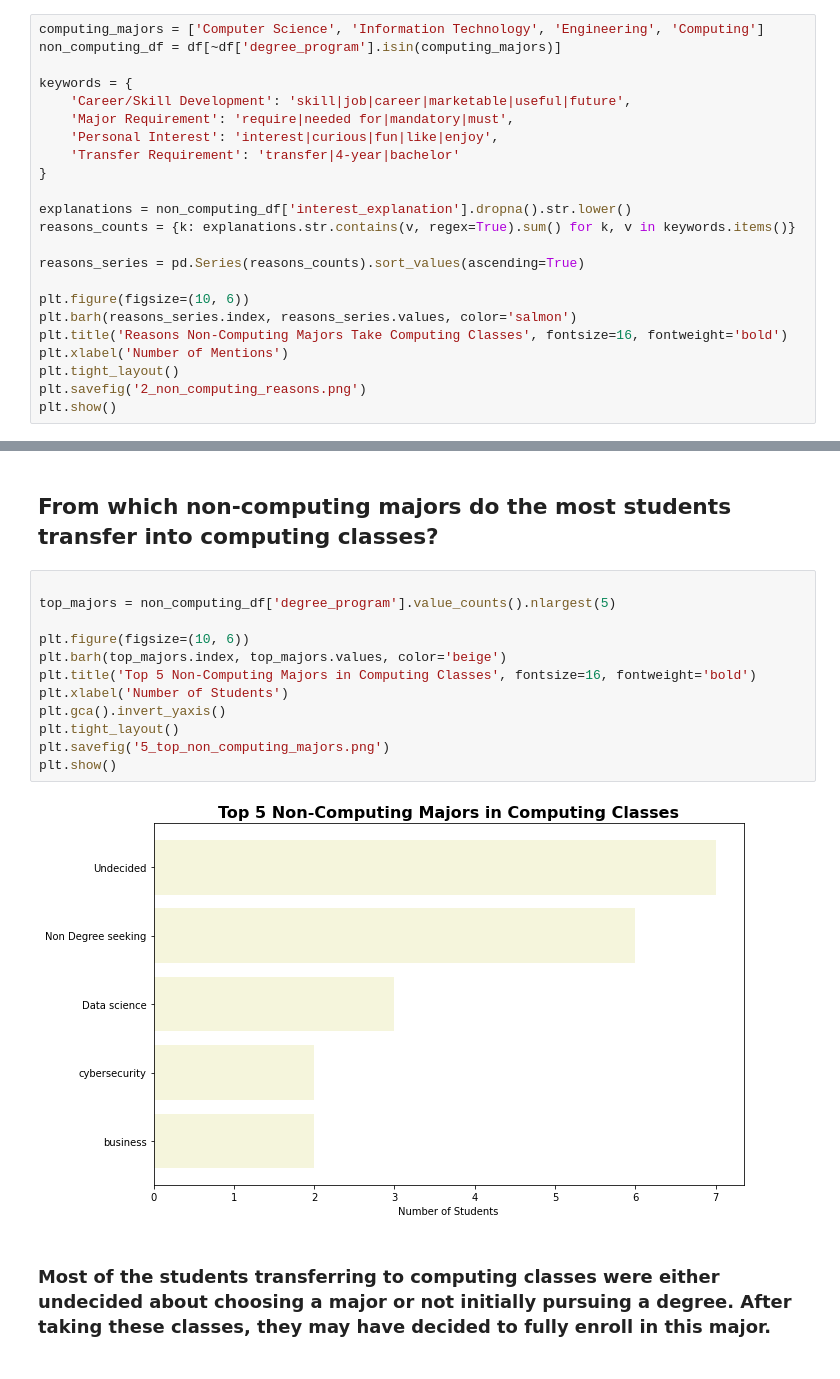
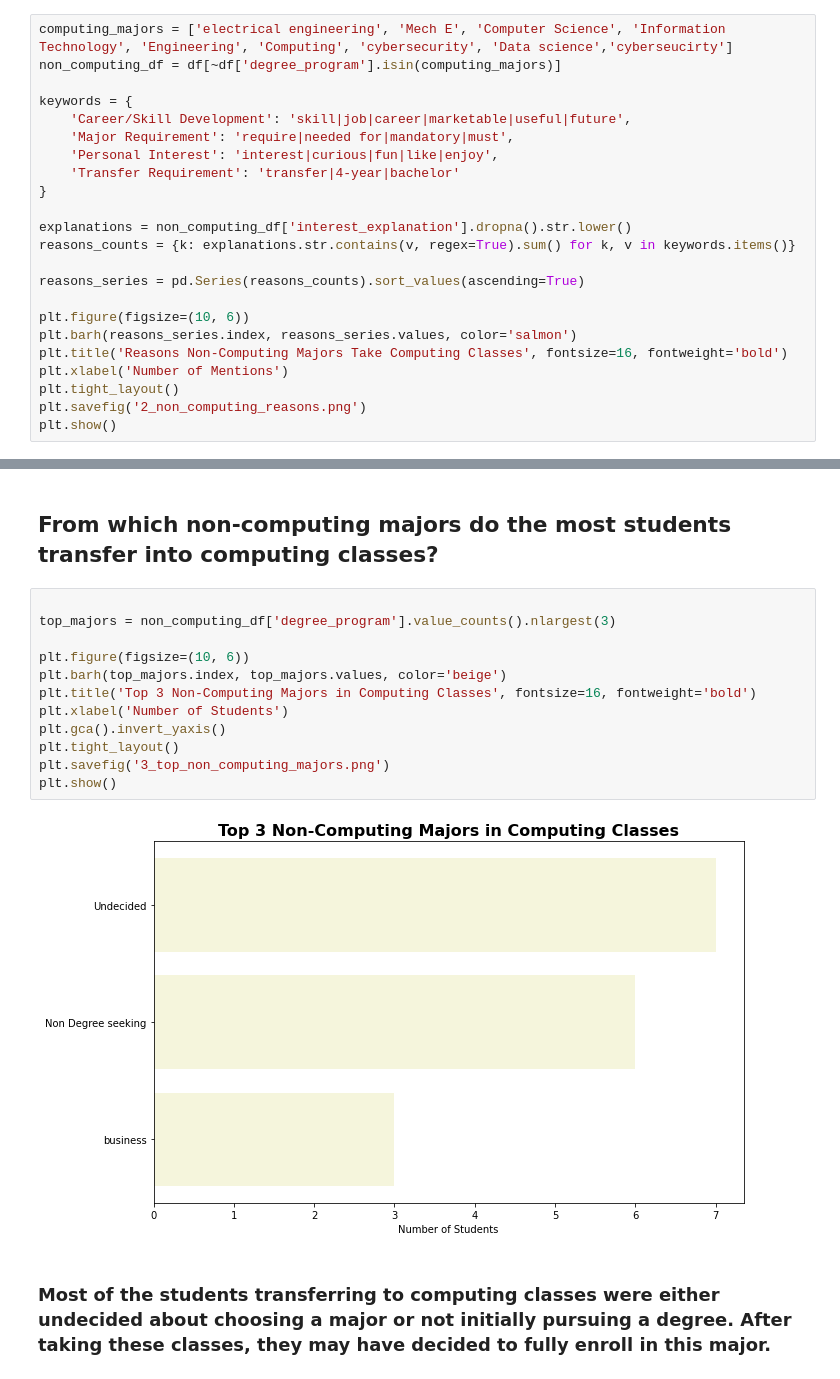
Before and after one commit to Alexib173/Project-1-Overview-College-Recruitment-Improvement-Study, a Jupyter notebook: Project#1_Vizualization.ipynb, the cells around one changed output, grey strips where cells are left out. Drawn from its saved outputs; the diff is of its cells as text.

```diff
--- a/Project#1_Vizualization.ipynb
+++ b/Project#1_Vizualization.ipynb
@@ -33,7 +33,7 @@ plt.show()
 # %% [markdown]
 ## Why non-computing majors are taking computing classes as elective classes?
 # %%
-computing_majors = ['Computer Science', 'Information Technology', 'Engineering', 'Computing']
+computing_majors = ['electrical engineering', 'Mech E', 'Computer Science', 'Information Technology', 'Engineering', 'Computing', 'cybersecurity', 'Data science','cyberseucirty']
 non_computing_df = df[~df['degree_program'].isin(computing_majors)]
 
 keywords = {
@@ -85,17 +85,17 @@ plt.show()
 ## From which non-computing majors do the most students transfer into computing classes?
 # %%
 
-top_majors = non_computing_df['degree_program'].value_counts().nlargest(5)
+top_majors = non_computing_df['degree_program'].value_counts().nlargest(3)
 
 plt.figure(figsize=(10, 6))
 plt.barh(top_majors.index, top_majors.values, color='beige')
-plt.title('Top 5 Non-Computing Majors in Computing Classes', fontsize=16, fontweight='bold')
+plt.title('Top 3 Non-Computing Majors in Computing Classes', fontsize=16, fontweight='bold')
 plt.xlabel('Number of Students')
 plt.gca().invert_yaxis()
 plt.tight_layout()
-plt.savefig('5_top_non_computing_majors.png')
+plt.savefig('3_top_non_computing_majors.png')
 plt.show()
 # %% [output]
-[figure, old version]
+[figure, new version]
 # %% [markdown]
 ### Most of the students transferring to computing classes were either undecided about choosing a major or not initially pursuing a degree. After taking these classes, they may have decided to fully enroll in this major.
```
Also changed, not shown: parts of 2 cells of this notebook, 2 other files.
